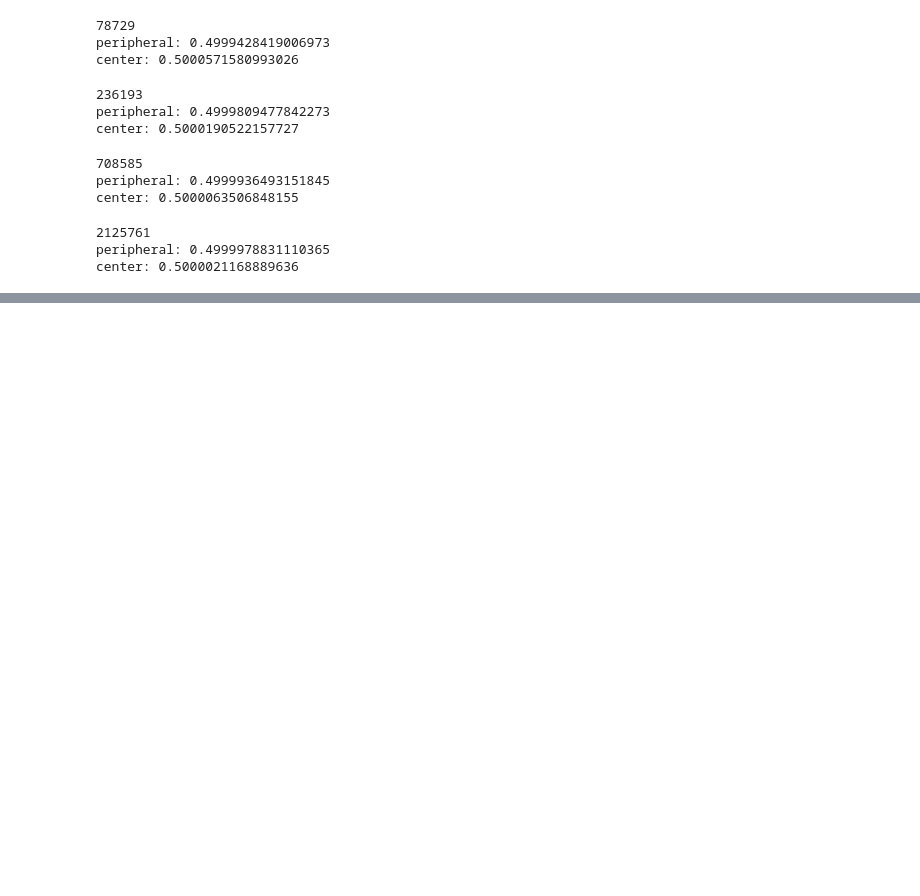
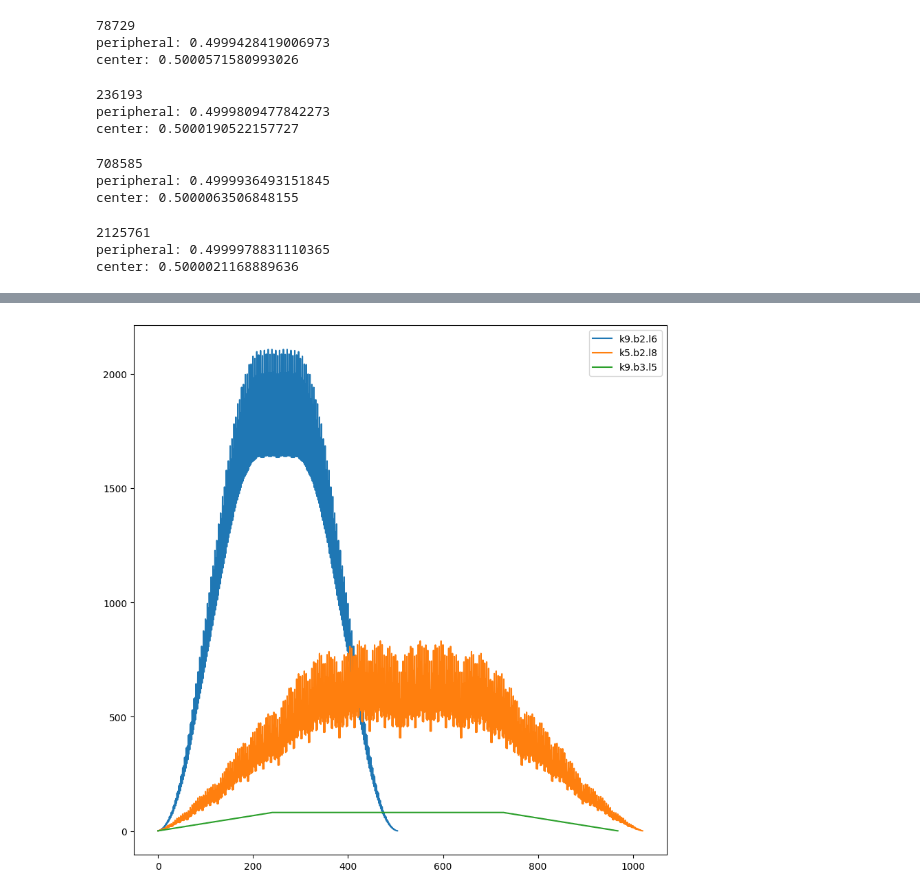
Before and after one commit to SilvanCodes/masterthesis-ramses, a Jupyter notebook: scripts/playground.ipynb, the cells around one changed output, grey strips where cells are left out. Saved outputs shown, nothing was run; the diff lists cells and outputs as text; code cells hidden in the pictures; blank space fills up the shorter version.

```diff
--- a/scripts/playground.ipynb
+++ b/scripts/playground.ipynb
@@ -753,0 +767,10 @@ center: 0.5000021168889636
+# %%
+df = pd.DataFrame([
+    reduce(np.convolve, [kernel(i, 9, 2) for i in range(6)]),
+    reduce(np.convolve, [kernel(i, 5, 2) for i in range(8)]),
+    reduce(np.convolve, [kernel(i, 9, 3) for i in range(5)]),
+], index=["k9.b2.l6","k5.b2.l8","k9.b3.l5"])
+# %%
+fig = df.T.plot(figsize=(10, 10)).get_figure()
+# %% [output]
+[figure, added]
```
Also changed, not shown: parts of 13 cells of this notebook, 2 other files.
